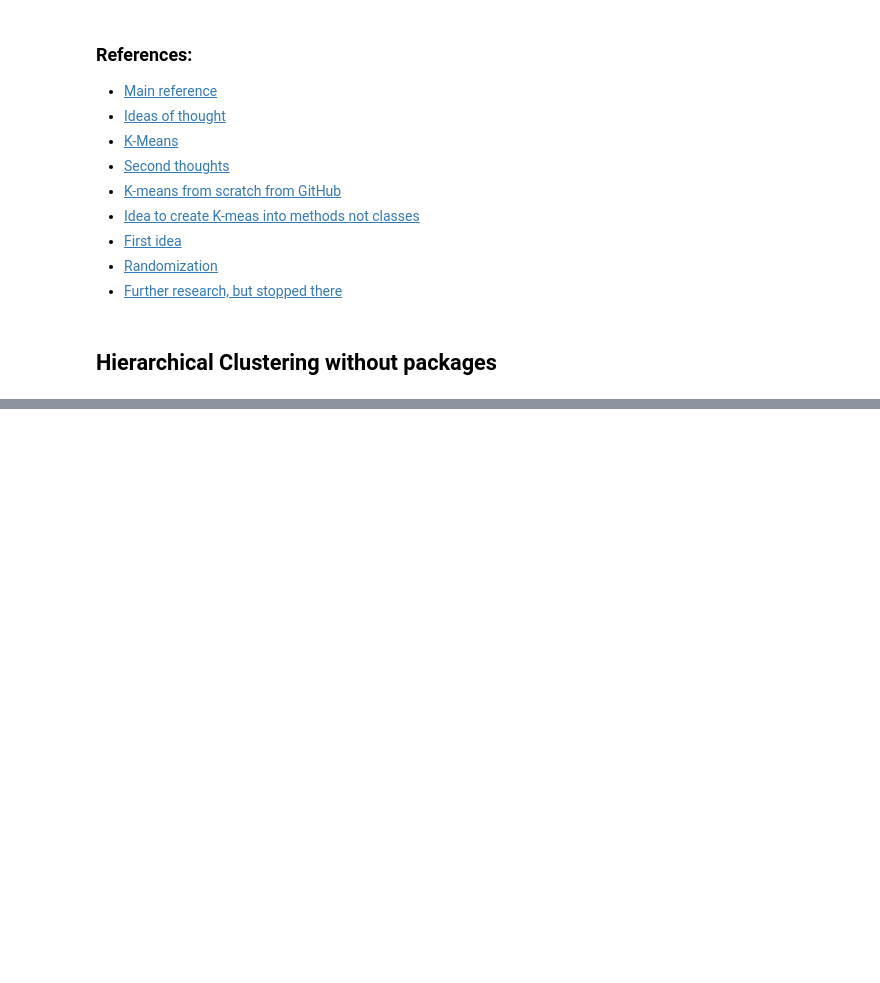
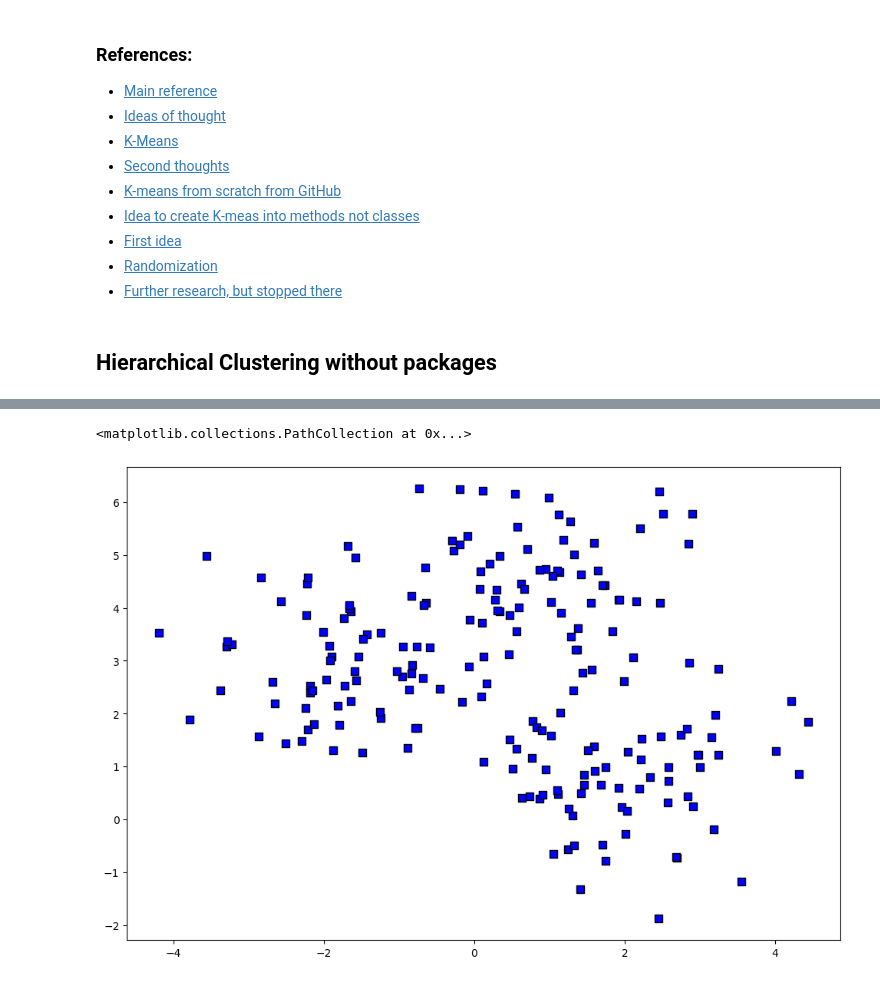
Before and after one commit to DarianFlorianVoda/StatisticsAppDS, a Jupyter notebook: k-means_basics.ipynb, the cells around one changed output, grey strips where cells are left out. Cells and saved outputs as stored; diff of their text form; code cells hidden in the pictures; blank space fills up the shorter version.

Commit message:
-Hierarchical clustering --- finished!!!

```diff
--- a/k-means_basics.ipynb
+++ b/k-means_basics.ipynb
@@ -514,0 +532,18 @@ hierarchical_clustering(X,y)
+# %%
+x_value = [item[0] for item in hierarchical[0]]
+
+y_value = [item[1] for item in hierarchical[0]]
+
+#plot the samples
+plt.figure(figsize=(12, 8))  # manipulate the size of the figure
+
+plt.scatter(
+        x_value, y_value,
+        s=50,
+        color="blue",
+        marker='s',
+        edgecolor='black',
+        )
+# %% [output]
+<matplotlib.collections.PathCollection at 0x...>
+[figure, added]
```
Also changed, not shown: parts of 9 cells of this notebook.
